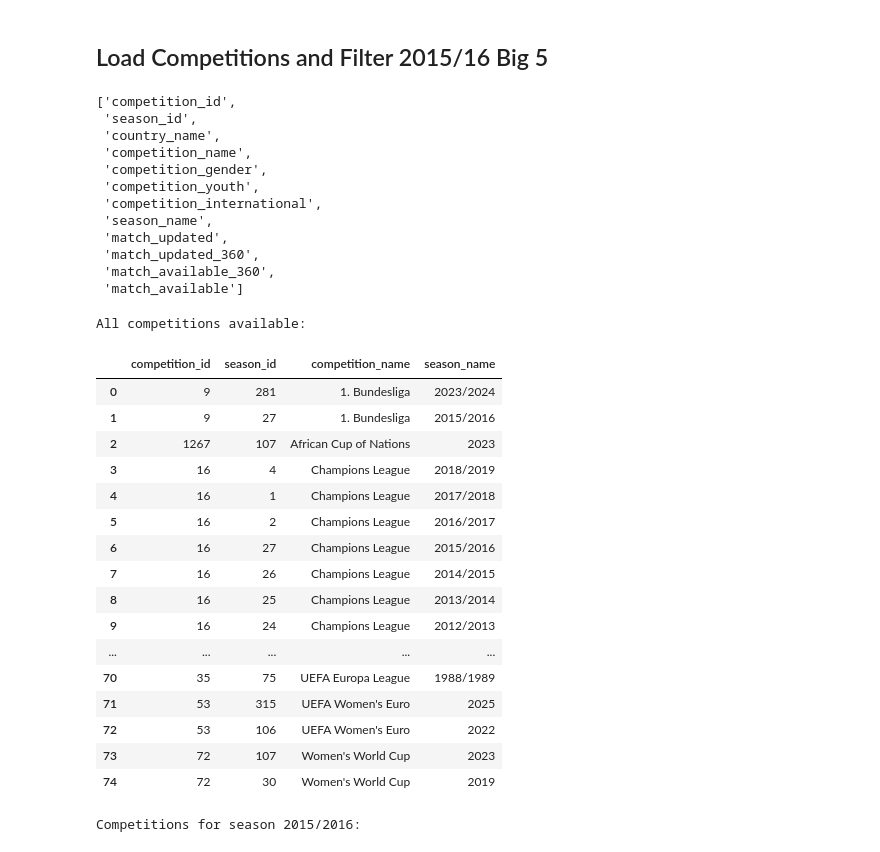
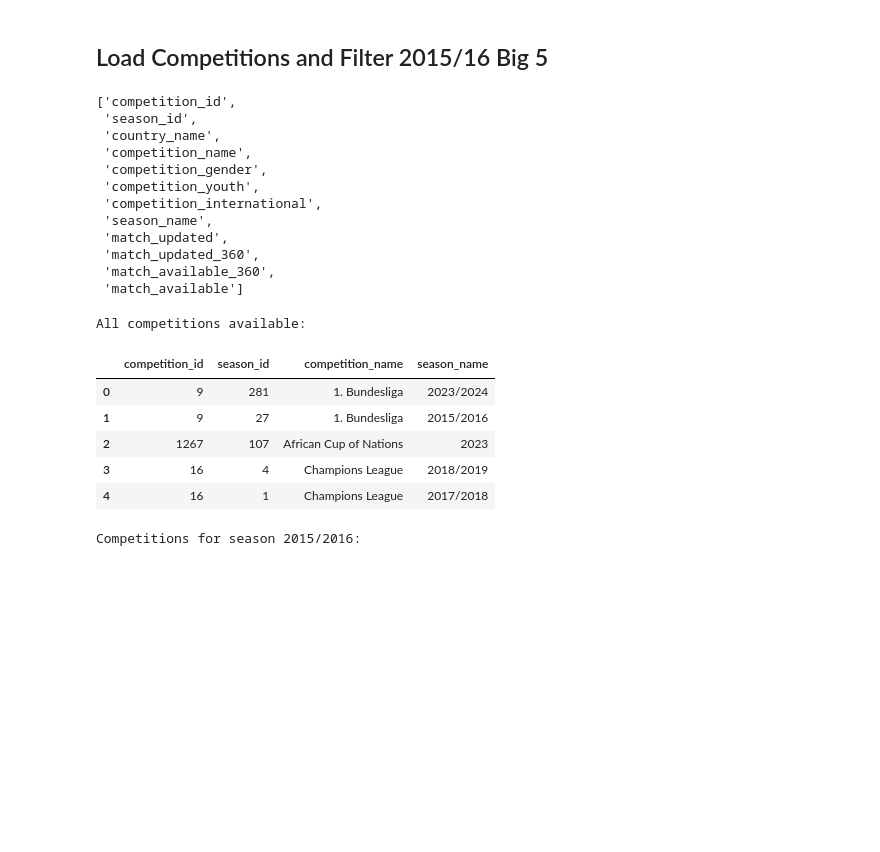
Before and after one commit to Manuele23/Parma-assignment, a Jupyter notebook: task2_ballon_dor/01_data_preparation.ipynb, the cells around one changed output. Drawn from its saved outputs; the diff is of its cells as text; code cells hidden in the pictures; blank space fills up the shorter version.

```diff
--- a/task2_ballon_dor/01_data_preparation.ipynb
+++ b/task2_ballon_dor/01_data_preparation.ipynb
@@ -35,62 +38,44 @@ ERROR returned by statsbombpy: There is currently no open data for aggregated st
 # %%
 import pandas as pd
 import numpy as np
-import matplotlib.pyplot as plt
+import os
 
 from random import randint
-
 from tqdm import tqdm
-
 from statsbombpy import sb
 
 import warnings
 warnings.filterwarnings("ignore")
-
-# Display settings for pandas
-pd.set_option("display.max_columns", None)
-pd.set_option("display.max_rows", 100)
-pd.set_option("display.width", 150)
 # %% [markdown]
 ## Load Competitions and Filter 2015/16 Big 5
 # %%
 # Load all available competitions
 competitions = sb.competitions()
 
 display(competitions.columns.tolist())
 
 print("All competitions available:")
-display(competitions[["competition_id", "season_id", "competition_name", "season_name"]])
+display(competitions[["competition_id", "season_id", "competition_name", "season_name"]].head())
 # %% [output]
 ['competition_id',
  'season_id',
  'country_name',
  'competition_name',
  'competition_gender',
  'competition_youth',
  'competition_international',
  'season_name',
  'match_updated',
  'match_updated_360',
  'match_available_360',
  'match_available']
 All competitions available:
 |  | competition_id | season_id | competition_name | season_name |
 | 0 | 9 | 281 | 1. Bundesliga | 2023/2024 |
 | 1 | 9 | 27 | 1. Bundesliga | 2015/2016 |
 | 2 | 1267 | 107 | African Cup of Nations | 2023 |
 | 3 | 16 | 4 | Champions League | 2018/2019 |
 | 4 | 16 | 1 | Champions League | 2017/2018 |
-| 5 | 16 | 2 | Champions League | 2016/2017 |
-| 6 | 16 | 27 | Champions League | 2015/2016 |
-| 7 | 16 | 26 | Champions League | 2014/2015 |
-| 8 | 16 | 25 | Champions League | 2013/2014 |
-| 9 | 16 | 24 | Champions League | 2012/2013 |
-| ... | ... | ... | ... | ... |
-| 70 | 35 | 75 | UEFA Europa League | 1988/1989 |
-| 71 | 53 | 315 | UEFA Women's Euro | 2025 |
-| 72 | 53 | 106 | UEFA Women's Euro | 2022 |
-| 73 | 72 | 107 | Women's World Cup | 2023 |
-| 74 | 72 | 30 | Women's World Cup | 2019 |
 # %%
 # Filter competitions for season 2015/2016
 season_year = "2015/2016"
```
Also changed, not shown: parts of 43 cells of this notebook.
